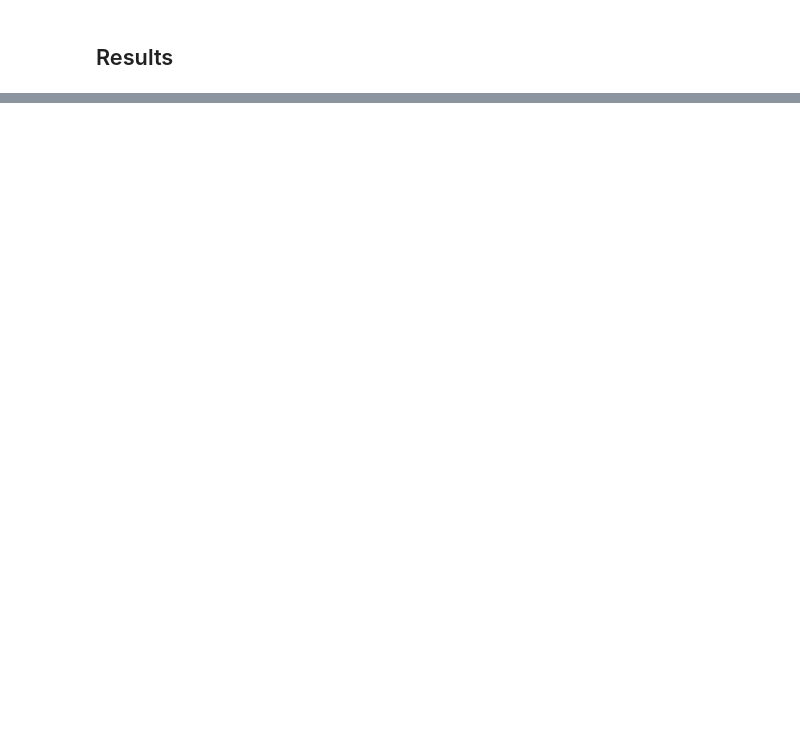
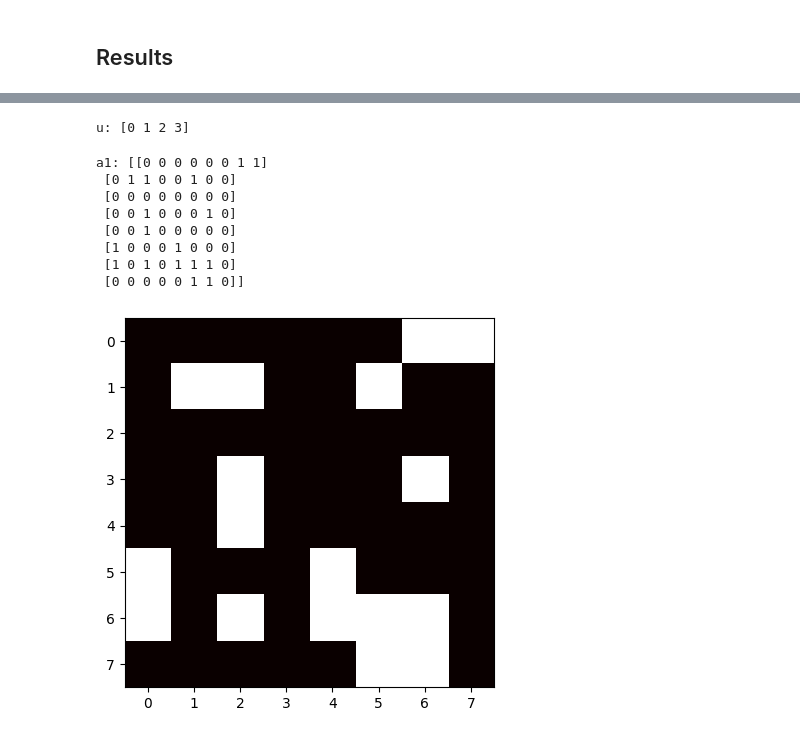
Before and after one commit to apowers313/roc, a Jupyter notebook: experiments/2024.07.23-10.38.05-cupy-learning/2024.07.23-10.38.05-cupy-learning.ipynb, the cells around one changed output, grey strips where cells are left out. Cells and saved outputs as stored; diff of their text form; code cells hidden in the pictures; blank space fills up the shorter version.

```diff
--- a/experiments/2024.07.23-10.38.05-cupy-learning/2024.07.23-10.38.05-cupy-learning.ipynb
+++ b/experiments/2024.07.23-10.38.05-cupy-learning/2024.07.23-10.38.05-cupy-learning.ipynb
@@ -305,0 +404,25 @@ plt.show()
+# %%
+# get the number of unique values in the array...
+# worst case scenario is that we iterate through each unique value and label
+# each of them
+u = np.unique(a)
+print("u:", u)
+# %% [output]
+u: [0 1 2 3]
+# %%
+# create an array of just the "1" values (red values in the heatmap above)
+a1 = np.copy(a)
+a1[a1 != 1] = 0
+print("a1:", a1)
+plt.imshow(a1, cmap='hot', interpolation='nearest')
+plt.show()
+# %% [output]
+a1: [[0 0 0 0 0 0 1 1]
+ [0 1 1 0 0 1 0 0]
+ [0 0 0 0 0 0 0 0]
+ [0 0 1 0 0 0 1 0]
+ [0 0 1 0 0 0 0 0]
+ [1 0 0 0 1 0 0 0]
+ [1 0 1 0 1 1 1 0]
+ [0 0 0 0 0 1 1 0]]
+[figure, added]
```
Also changed, not shown: parts of 25 cells of this notebook.
